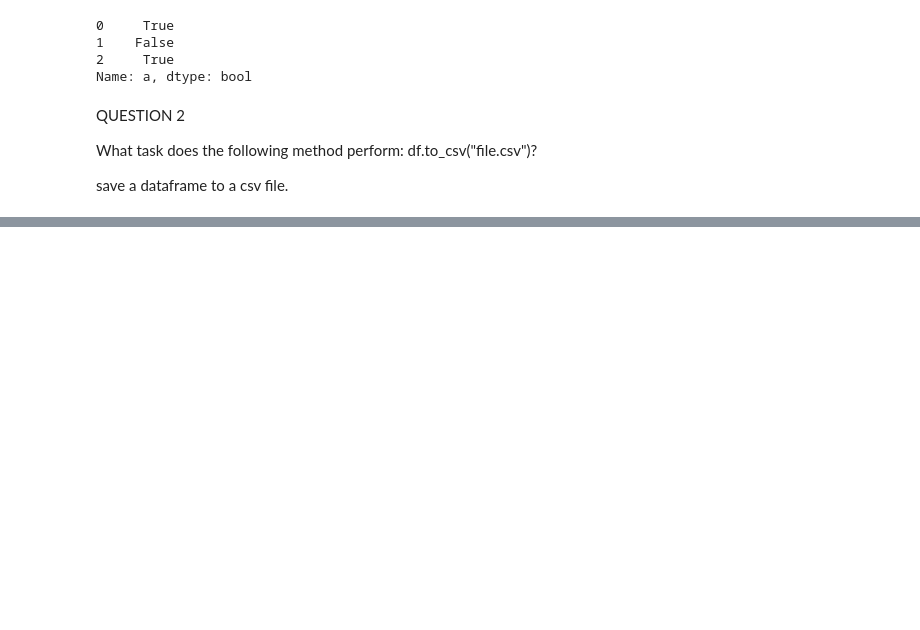
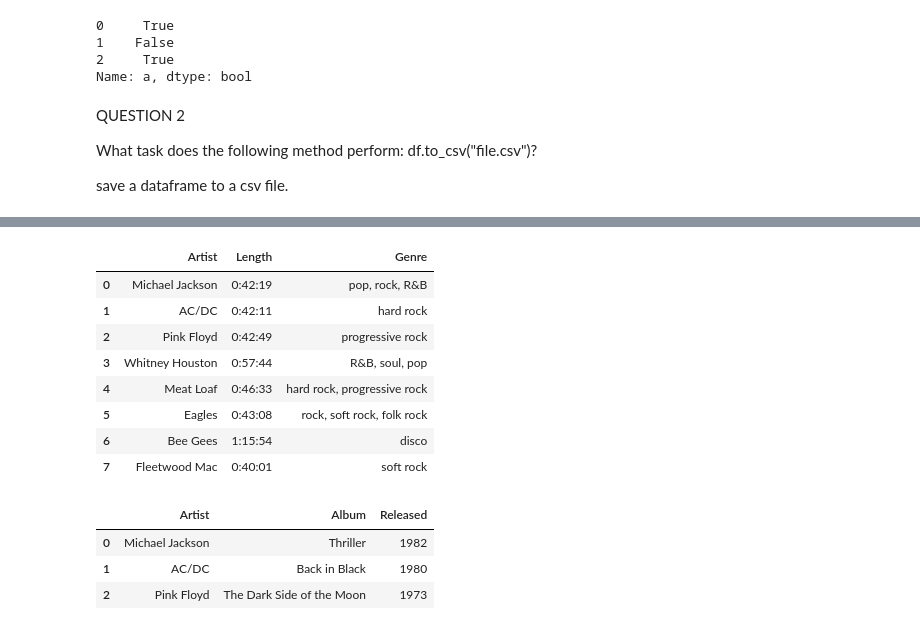
Before and after one commit to PosgradoMNA/actividades-de-aprendizaje-JoelOrlandoHR, a Jupyter notebook: Notas_IBM_Module_4_A00759664.ipynb, the cells around one changed output, grey strips where cells are left out. Saved outputs shown, nothing was run; the diff lists cells and outputs as text; code cells hidden in the pictures; blank space fills up the shorter version.

```diff
--- a/Notas_IBM_Module_4_A00759664.ipynb
+++ b/Notas_IBM_Module_4_A00759664.ipynb
@@ -432,0 +471,42 @@ save a dataframe to a csv file.
+# %%
+x = df[['Length']]  #ACCESSING A SPECIFIC COLUMN
+x
+
+y = df[['Artist','Length','Genre']]  #ACCESSING MULTIPLE COLUMNS
+y
+# %% [output]
+|  | Artist | Length | Genre |
+| 0 | Michael Jackson | 0:42:19 | pop, rock, R&B |
+| 1 | AC/DC | 0:42:11 | hard rock |
+| 2 | Pink Floyd | 0:42:49 | progressive rock |
+| 3 | Whitney Houston | 0:57:44 | R&B, soul, pop |
+| 4 | Meat Loaf | 0:46:33 | hard rock, progressive rock |
+| 5 | Eagles | 0:43:08 | rock, soft rock, folk rock |
+| 6 | Bee Gees | 1:15:54 | disco |
+| 7 | Fleetwood Mac | 0:40:01 | soft rock |
+# %%
+import pandas as pd
+
+#Read using CSV Files
+csv_path = 'https://cf-courses-data.s3.us.cloud-object-storage.appdomain.cloud/IBMDeveloperSkillsNetwork-PY0101EN-SkillsNetwork/labs/Module%204/data/TopSellingAlbums.csv'
+df = pd.read_csv(csv_path)
+
+
+
+# Access the value on the first row and the first column
+
+df.iloc[0, 0]  #REMEMBER THAT ROWS ARE FIRST THEN COLUMNS IN THE COORDINATES
+
+# Access the column using the name
+
+df.loc[1, 'Artist'] #it is the same to calling the column by its name than by its index.
+
+
+df.iloc[0:2, 0:3]  #slicing the dataframe
+
+df.loc[0:2, 'Artist':'Released']
+# %% [output]
+|  | Artist | Album | Released |
+| 0 | Michael Jackson | Thriller | 1982 |
+| 1 | AC/DC | Back in Black | 1980 |
+| 2 | Pink Floyd | The Dark Side of the Moon | 1973 |
```
Also changed, not shown: parts of 22 cells of this notebook.
